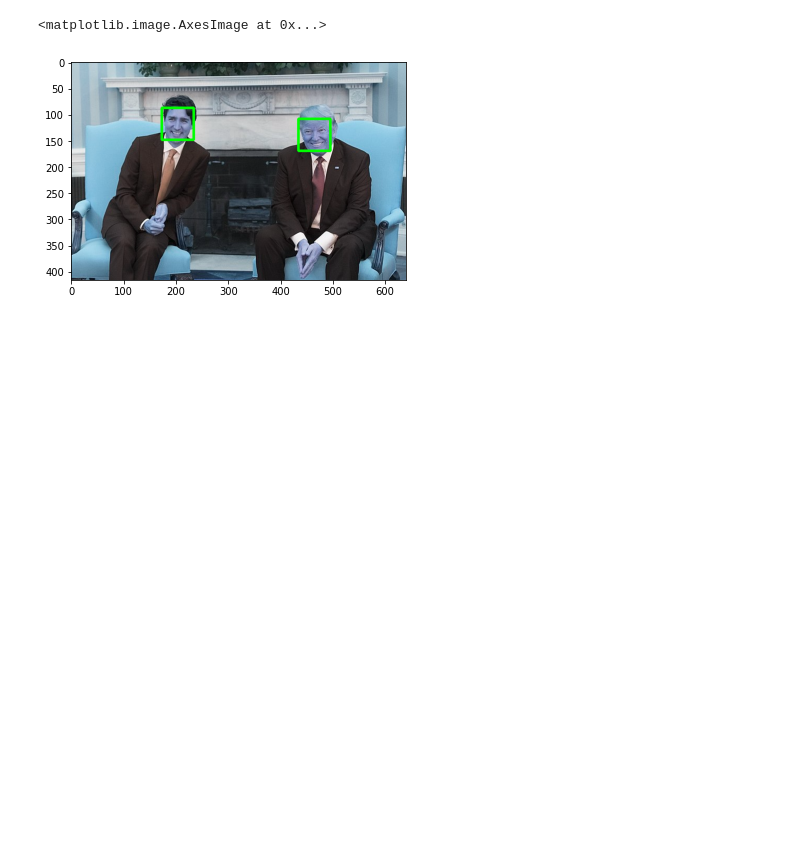
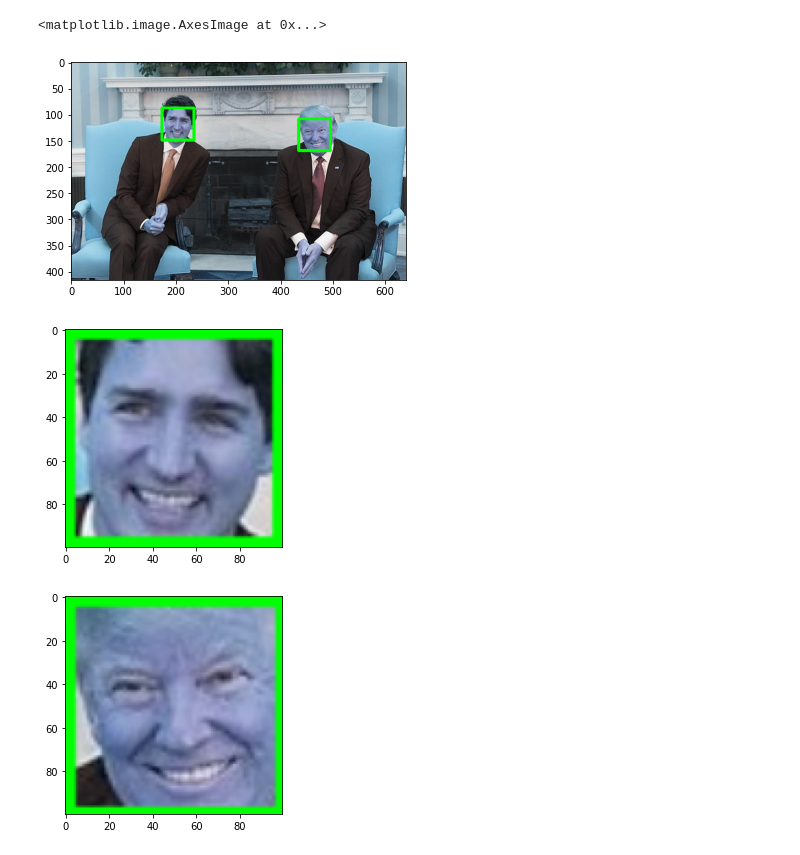
Before and after one commit to ktjayamanna/Face-Detection-Using-Open-CV-Haar-Cascade, a Jupyter notebook: Face_Detection.ipynb, the cells around one changed output. Cells and saved outputs as stored; diff of their text form; code cells hidden in the pictures; blank space fills up the shorter version.

```diff
--- a/Face_Detection.ipynb
+++ b/Face_Detection.ipynb
@@ -34,3 +34,15 @@ plt.imshow(TrumpImage)
 # %% [output]
 <matplotlib.image.AxesImage at 0x...>
 [figure]
+# %%
+#Cropping the Faces
+for face in FaceList:
+    (x,y,w,h) = face
+    temp = TrumpImage[y:y+h,x:x+w]
+    # Resize to 100 x 100 pixels
+    FaceResized = cv2.resize(temp,(100,100))
+    plt.figure();
+    plt.imshow(FaceResized)
+# %% [output]
+[figure, added]
+[figure, added]
```
Also changed, not shown: parts of 2 cells of this notebook.
